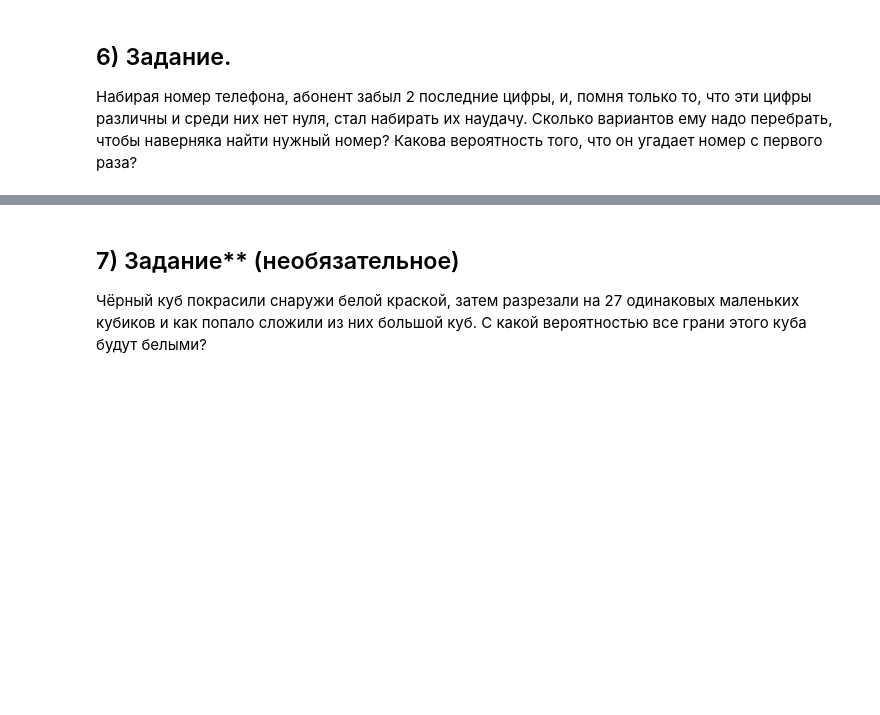
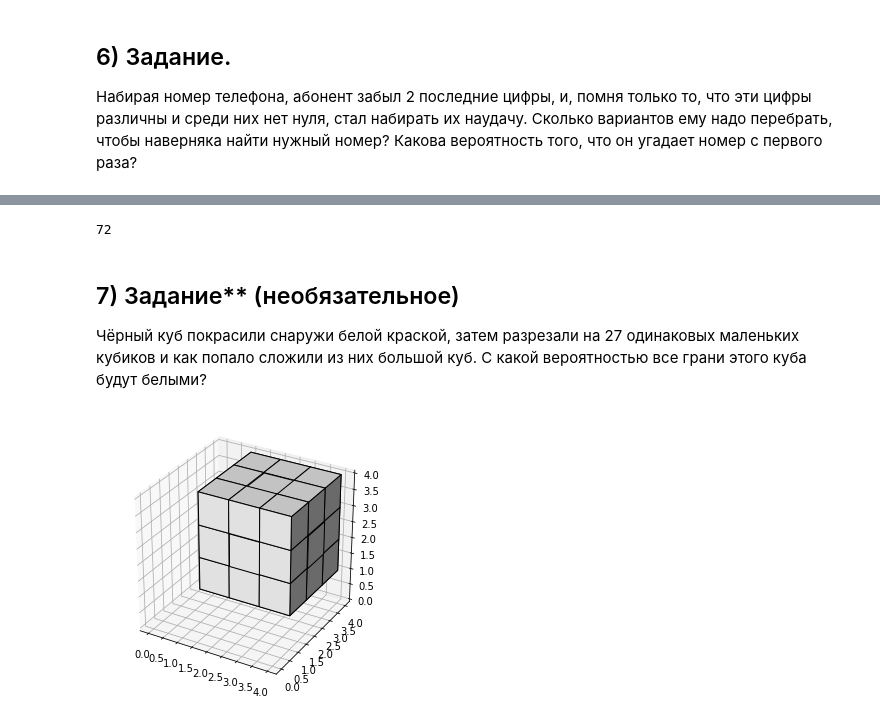
Before and after one commit to koryagin2006/GB_Course_Introduction_to_Higher_Mathematics, a Jupyter notebook: Практические задания к уроку 6.ipynb, the cells around one changed output, grey strips where cells are left out. Cells and saved outputs as stored; diff of their text form; code cells hidden in the pictures; blank space fills up the shorter version.

```diff
--- a/Практические задания к уроку 6.ipynb
+++ b/Практические задания к уроку 6.ipynb
@@ -74,3 +93,11 @@ plt.grid(which='minor',linestyle = ':');
+# %%
+a = []
+for p in itertools.permutations(range(1,10), 2):
+#     print(''.join(str(x) for x in p))
+    a.append(''.join(str(x) for x in p))
+len(a)
+# %% [output]
+72
 # %% [markdown]
 ## 7) Задание** (необязательное)
 Чёрный куб покрасили снаружи белой краской, затем разрезали на 27 одинаковых маленьких кубиков и как попало сложили из них большой куб. С какой вероятностью все грани этого куба будут белыми?
@@ -76,0 +106,15 @@ plt.grid(which='minor',linestyle = ':');
+# %%
+def cube(i):
+    """"Рисование куба"""
+    # prepare some coordinates
+    x, y, z = np.indices((i,i,i))
+    a = 1
+    cube2 = (x >= a) & (y >= a) & (z >= a)
+    # and plot everything
+    fig = plt.figure(figsize=([5,5]))
+    ax = fig.gca(projection='3d')
+    ax.voxels(cube2, facecolors='white', edgecolor='k');
+
+cube(i=4)
+# %% [output]
+[figure, added]
```
Also changed, not shown: parts of 10 cells of this notebook.
